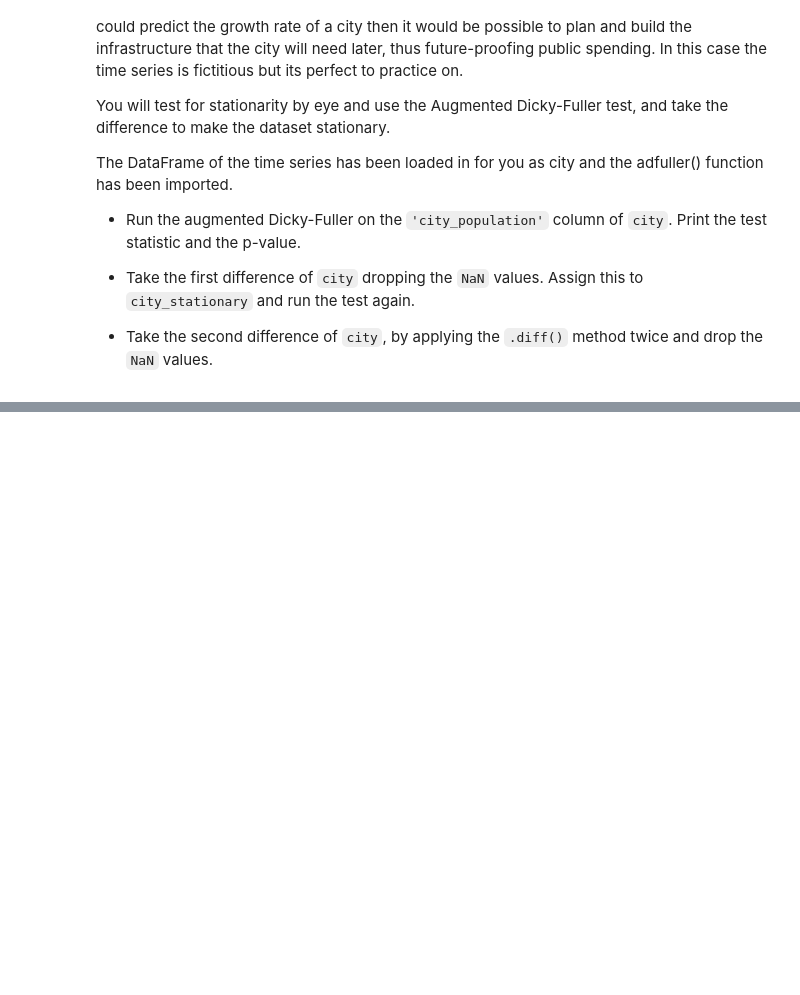
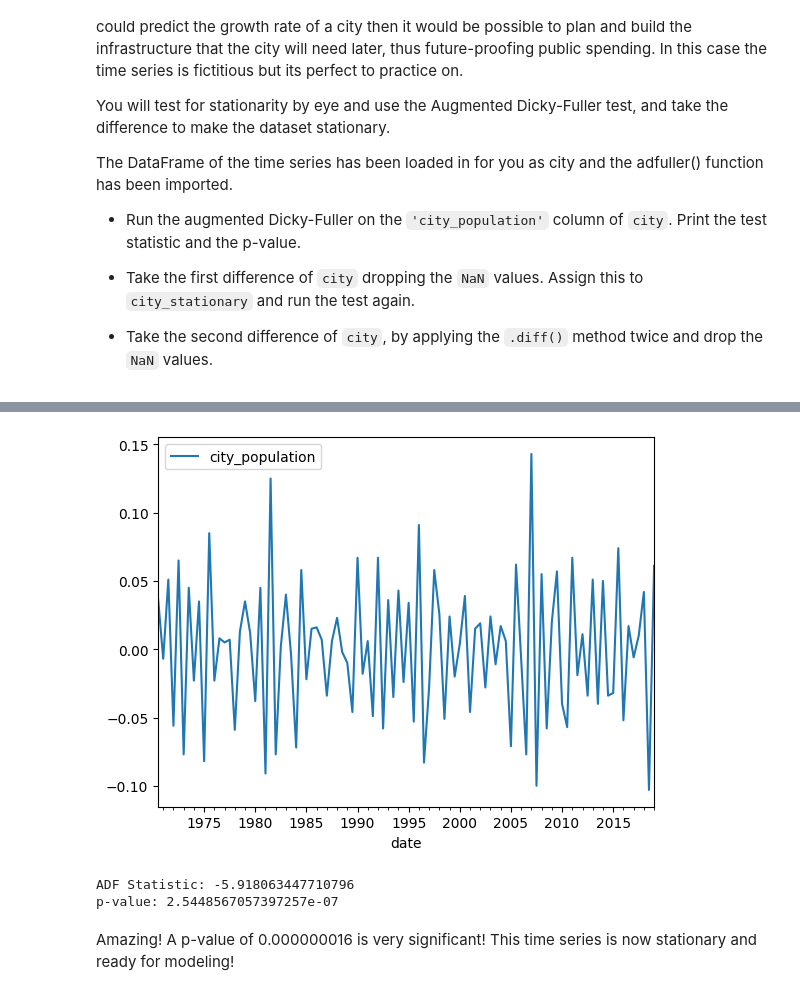
Before and after one commit to AI-MOO/Time_Series_Datacamp, a Jupyter notebook: 04_ARIMA_Models_in_Python/01_ARMA_Models.ipynb, the cells around one changed output, grey strips where cells are left out. Drawn from its saved outputs; the diff is of its cells as text; code cells hidden in the pictures; blank space fills up the shorter version.

```diff
--- a/04_ARIMA_Models_in_Python/01_ARMA_Models.ipynb
+++ b/04_ARIMA_Models_in_Python/01_ARMA_Models.ipynb
@@ -164,0 +190,21 @@ print('p-value:', result[1])
+# %%
+# Calculate the second difference of the time series
+city_stationary = city.diff().diff().dropna()
+
+# Run ADF test on the differenced time series
+result = adfuller(city_stationary['city_population'])
+
+# Plot the differenced time series
+fig, ax = plt.subplots()
+city_stationary.plot(ax=ax)
+plt.show()
+
+# Print the test statistic and the p-value
+print('ADF Statistic:', result[0])
+print('p-value:', result[1])
+# %% [output]
+[figure, added]
+ADF Statistic: -5.918063447710796
+p-value: 2.5448567057397257e-07
+# %% [markdown]
+Amazing! A p-value of 0.000000016 is very significant! This time series is now stationary and ready for modeling!
```
Also changed, not shown: parts of 19 cells of this notebook.
